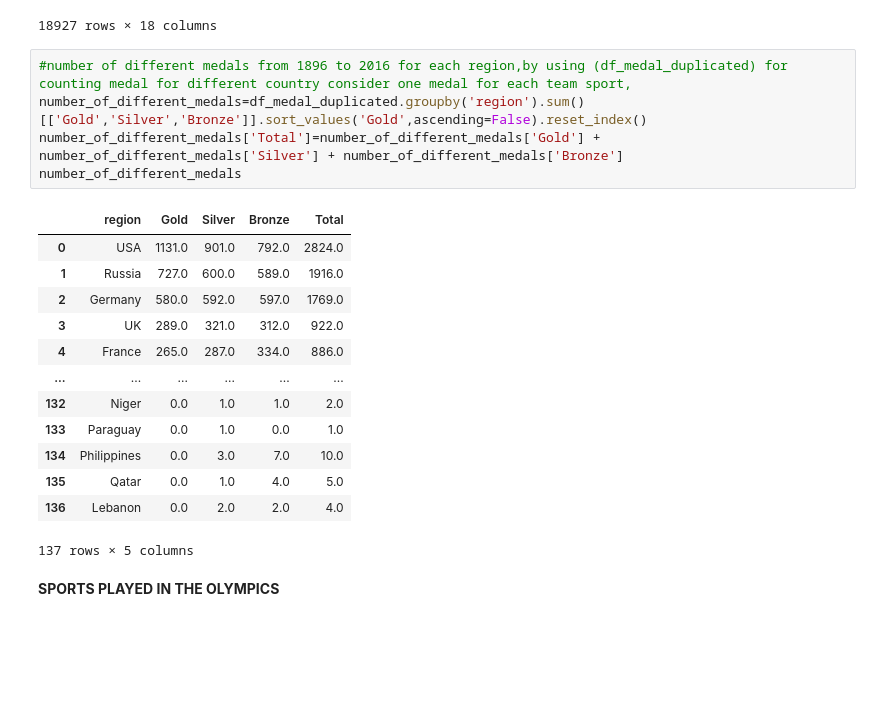
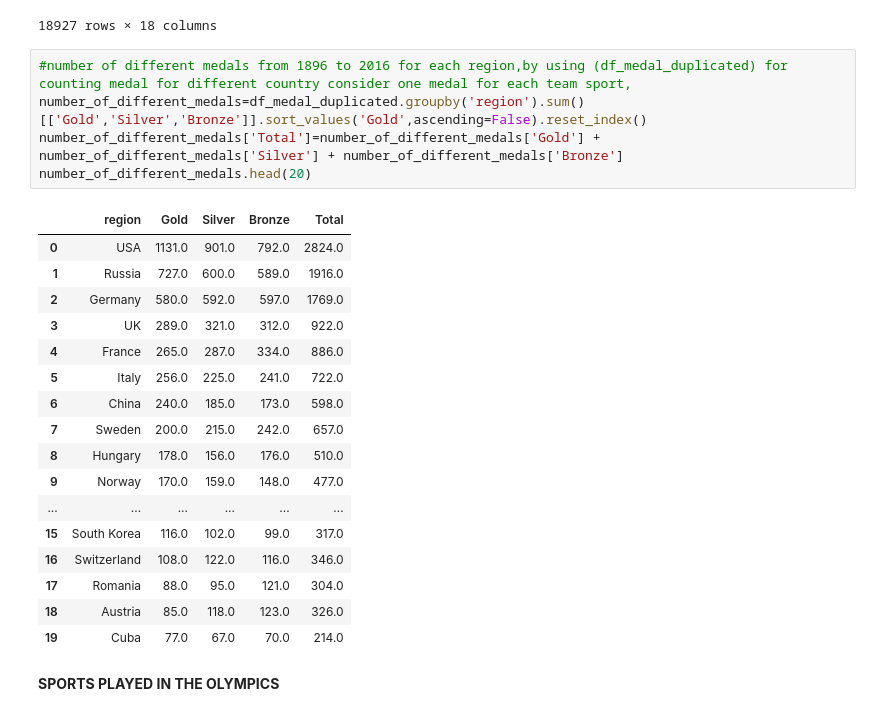
Before and after one commit to MaliheDahmardeh/Olympic-History, a Jupyter notebook: Olympic_History.ipynb, the cells around one changed output. Drawn from its saved outputs; the diff is of its cells as text; blank space fills up the shorter version.

```diff
--- a/Olympic_History.ipynb
+++ b/Olympic_History.ipynb
@@ -389,22 +396,26 @@ df_medal_duplicated
 # %%
 #number of different medals from 1896 to 2016 for each region,by using (df_medal_duplicated) for counting medal for different country consider one medal for each team sport,
 number_of_different_medals=df_medal_duplicated.groupby('region').sum()[['Gold','Silver','Bronze']].sort_values('Gold',ascending=False).reset_index()
 number_of_different_medals['Total']=number_of_different_medals['Gold'] + number_of_different_medals['Silver'] + number_of_different_medals['Bronze']
-number_of_different_medals
+number_of_different_medals.head(20)
 # %% [output]
 |  | region | Gold | Silver | Bronze | Total |
 | 0 | USA | 1131.0 | 901.0 | 792.0 | 2824.0 |
 | 1 | Russia | 727.0 | 600.0 | 589.0 | 1916.0 |
 | 2 | Germany | 580.0 | 592.0 | 597.0 | 1769.0 |
 | 3 | UK | 289.0 | 321.0 | 312.0 | 922.0 |
 | 4 | France | 265.0 | 287.0 | 334.0 | 886.0 |
+| 5 | Italy | 256.0 | 225.0 | 241.0 | 722.0 |
+| 6 | China | 240.0 | 185.0 | 173.0 | 598.0 |
+| 7 | Sweden | 200.0 | 215.0 | 242.0 | 657.0 |
+| 8 | Hungary | 178.0 | 156.0 | 176.0 | 510.0 |
+| 9 | Norway | 170.0 | 159.0 | 148.0 | 477.0 |
 | ... | ... | ... | ... | ... | ... |
-| 132 | Niger | 0.0 | 1.0 | 1.0 | 2.0 |
-| 133 | Paraguay | 0.0 | 1.0 | 0.0 | 1.0 |
-| 134 | Philippines | 0.0 | 3.0 | 7.0 | 10.0 |
-| 135 | Qatar | 0.0 | 1.0 | 4.0 | 5.0 |
-| 136 | Lebanon | 0.0 | 2.0 | 2.0 | 4.0 |
+| 15 | South Korea | 116.0 | 102.0 | 99.0 | 317.0 |
+| 16 | Switzerland | 108.0 | 122.0 | 116.0 | 346.0 |
+| 17 | Romania | 88.0 | 95.0 | 121.0 | 304.0 |
+| 18 | Austria | 85.0 | 118.0 | 123.0 | 326.0 |
+| 19 | Cuba | 77.0 | 67.0 | 70.0 | 214.0 |
-137 rows × 5 columns
 # %% [markdown]
 **SPORTS PLAYED IN THE OLYMPICS**
 # %%
```
Also changed, not shown: parts of 12 cells of this notebook.
